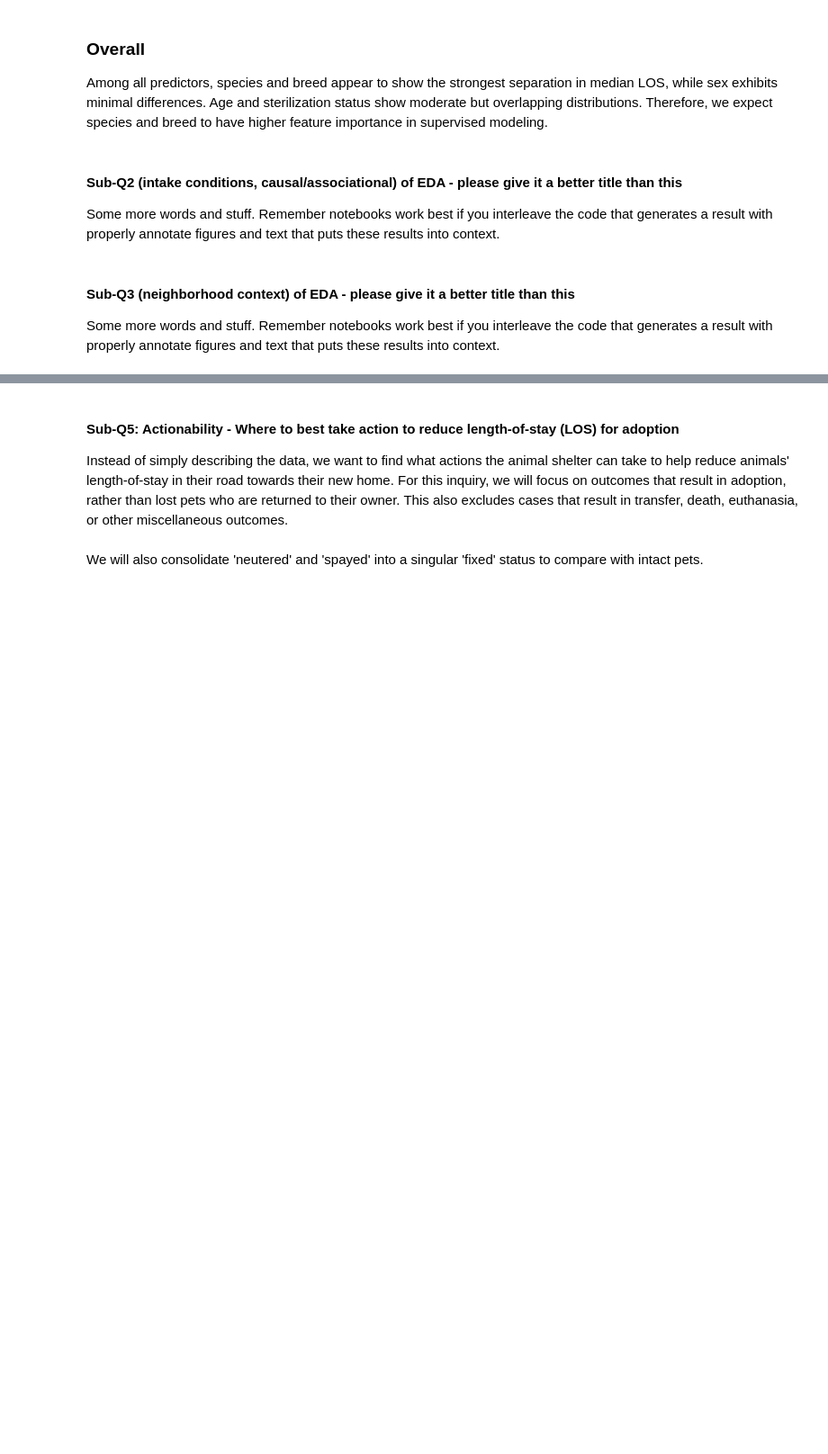
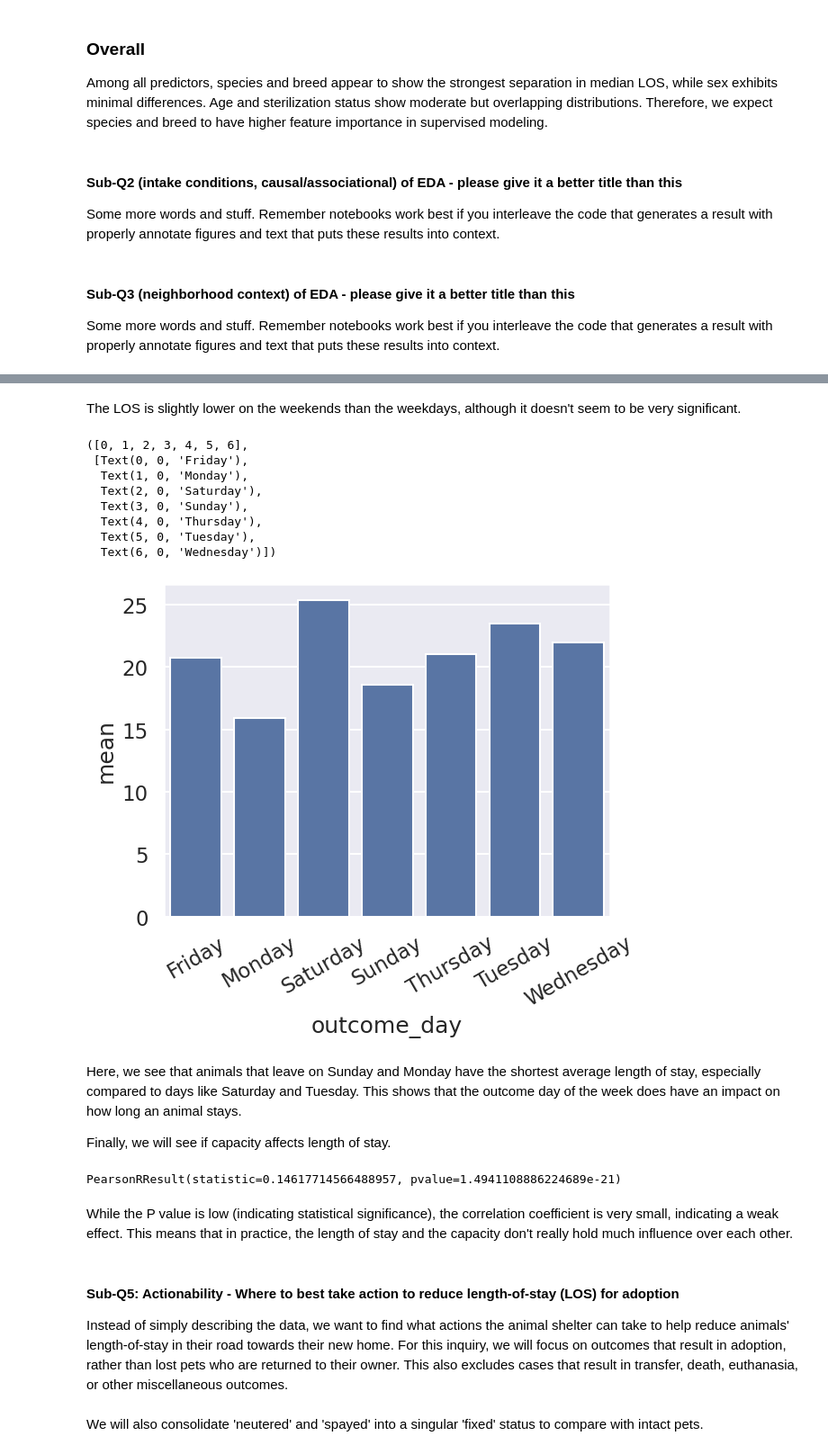
Before and after one commit to COGS108/Group098_WI26, a Jupyter notebook: 02-EDACheckpoint.ipynb, the cells around one changed output, grey strips where cells are left out. Shown at 90% size. Cells and saved outputs as stored; diff of their text form; code cells hidden in the pictures; blank space fills up the shorter version.

```diff
--- a/02-EDACheckpoint.ipynb
+++ b/02-EDACheckpoint.ipynb
@@ -1065,3 +1139,46 @@ Some more words and stuff.  Remember notebooks work best if you interleave the c
+# %% [markdown]
+The LOS is slightly lower on the weekends than the weekdays, although it doesn't seem to be very significant.
+# %%
+# same as above, except with outcome
+los_by_outcome_day = df_times.groupby('outcome_day')['days_in_shelter'].agg(['mean','median','count'])
+sns.barplot(data = los_by_outcome_day, x = los_by_outcome_day.index, y = 'mean')
+plt.xticks(rotation=30)
+# oh WOW ok
+# %% [output]
+([0, 1, 2, 3, 4, 5, 6],
+ [Text(0, 0, 'Friday'),
+  Text(1, 0, 'Monday'),
+  Text(2, 0, 'Saturday'),
+  Text(3, 0, 'Sunday'),
+  Text(4, 0, 'Thursday'),
+  Text(5, 0, 'Tuesday'),
+  Text(6, 0, 'Wednesday')])
+[figure, added]
+# %% [markdown]
+Here, we see that animals that leave on Sunday and Monday have the shortest average length of stay, especially compared to days like Saturday and Tuesday. This shows that the outcome day of the week does have an impact on how long an animal stays.
+
+Finally, we will see if capacity affects length of stay.
+# %%
+# comparing capacity with los
+
+# create dataframe of daily changes to population
+intake_per_day = df_times.groupby(df_times['intake_datetime'].dt.date).size()
+outcome_per_day = df_times.groupby(df_times['outcome_datetime'].dt.date).size()
+change_per_day = pd.concat([intake_per_day, outcome_per_day], axis = 1)
+change_per_day.columns = ['intake', 'outcome']
+
+# adding net change + los of population
+change_per_day['net_change'] = change_per_day['intake'] - change_per_day['outcome']
+change_per_day['los_mean'] = df_times.groupby(df_times['intake_datetime'].dt.date)['log_los'].mean()
+change_per_day = change_per_day.dropna()
+
+# pearson's r
+change_r = stats.pearsonr(x = change_per_day['net_change'], y = change_per_day['los_mean'])
+change_r
+# %% [output]
+PearsonRResult(statistic=0.14617714566488957, pvalue=1.4941108886224689e-21)
+# %% [markdown]
+While the P value is low (indicating statistical significance), the correlation coefficient is very small, indicating a weak effect. This means that in practice, the length of stay and the capacity don't really hold much influence over each other.
 # %% [markdown]
 #### Sub-Q5: Actionability - Where to best take action to reduce length-of-stay (LOS) for adoption
 
```
Also changed, not shown: parts of 11 cells of this notebook.
